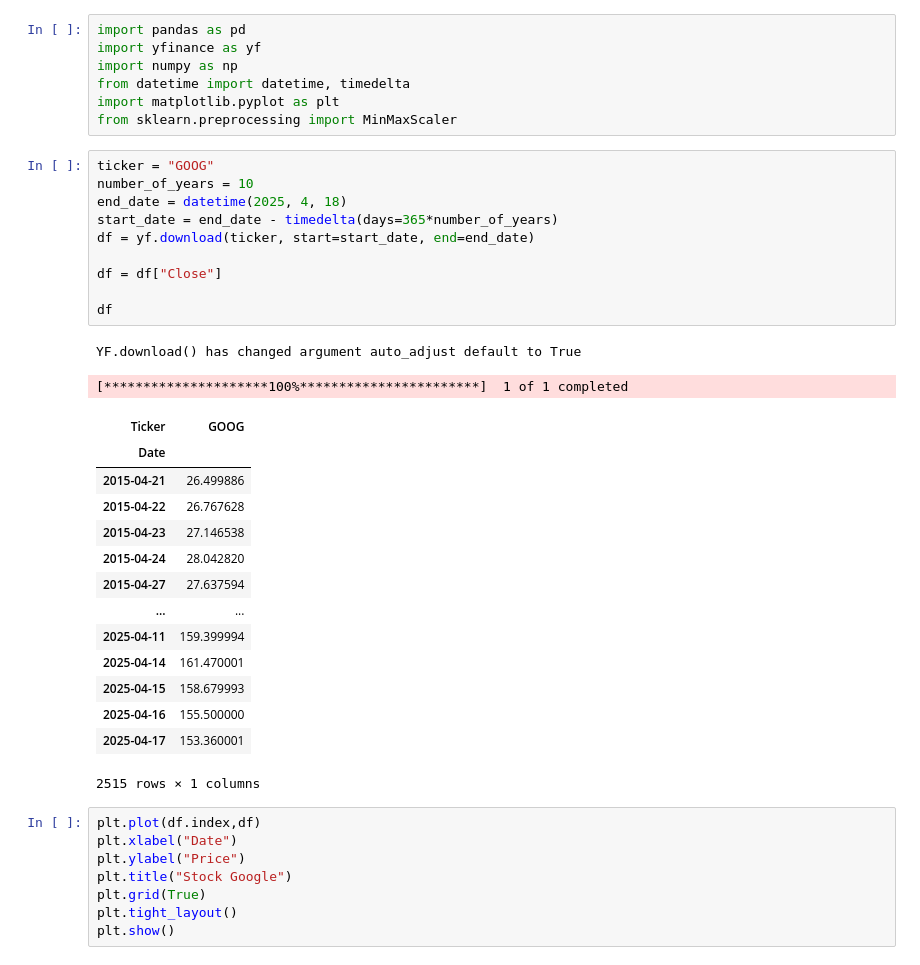
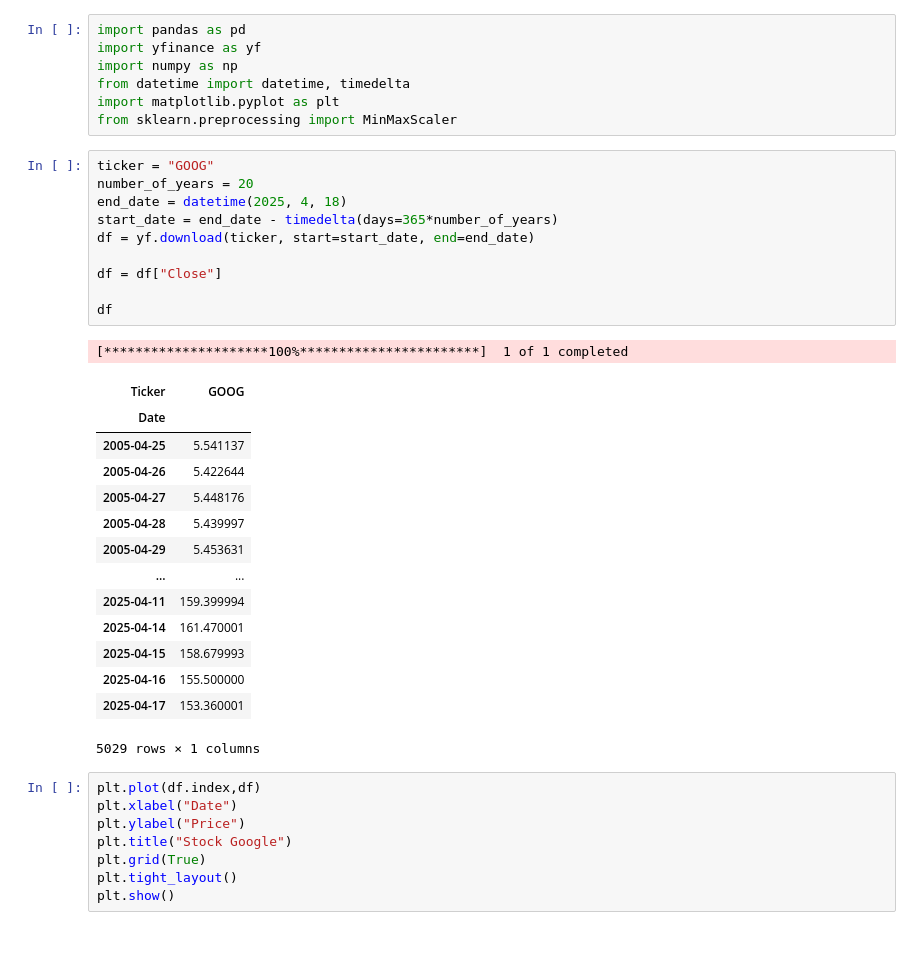
Before and after one commit to swatkat20/Stock-Forecasting-Using-LSTM-, a Jupyter notebook: Model.ipynb, the cells around one changed output. Drawn from its saved outputs; the diff is of its cells as text.

```diff
--- a/Model.ipynb
+++ b/Model.ipynb
@@ -76,31 +76,30 @@ import matplotlib.pyplot as plt
 from sklearn.preprocessing import MinMaxScaler
 # %%
 ticker = "GOOG"
-number_of_years = 10
+number_of_years = 20
 end_date = datetime(2025, 4, 18)
 start_date = end_date - timedelta(days=365*number_of_years)
 df = yf.download(ticker, start=start_date, end=end_date)
 
 df = df["Close"]
 
 df
 # %% [output]
-YF.download() has changed argument auto_adjust default to True
+[*********************100%***********************]  1 of 1 completed
+| Ticker | GOOG |
+| Date |  |
+| 2005-04-25 | 5.541137 |
+| 2005-04-26 | 5.422644 |
+| 2005-04-27 | 5.448176 |
+| 2005-04-28 | 5.439997 |
+| 2005-04-29 | 5.453631 |
+| ... | ... |
+| 2025-04-11 | 159.399994 |
+| 2025-04-14 | 161.470001 |
+| 2025-04-15 | 158.679993 |
+| 2025-04-16 | 155.500000 |
+| 2025-04-17 | 153.360001 |
-[*********************100%***********************]  1 of 1 completed
+5029 rows × 1 columns
-| Ticker | GOOG |
-| Date |  |
-| 2015-04-21 | 26.499886 |
-| 2015-04-22 | 26.767628 |
-| 2015-04-23 | 27.146538 |
-| 2015-04-24 | 28.042820 |
-| 2015-04-27 | 27.637594 |
-| ... | ... |
-| 2025-04-11 | 159.399994 |
-| 2025-04-14 | 161.470001 |
-| 2025-04-15 | 158.679993 |
-| 2025-04-16 | 155.500000 |
-| 2025-04-17 | 153.360001 |
-2515 rows × 1 columns
 # %%
 plt.plot(df.index,df)
 plt.xlabel("Date")
```
Also changed, not shown: parts of 6 cells of this notebook.
